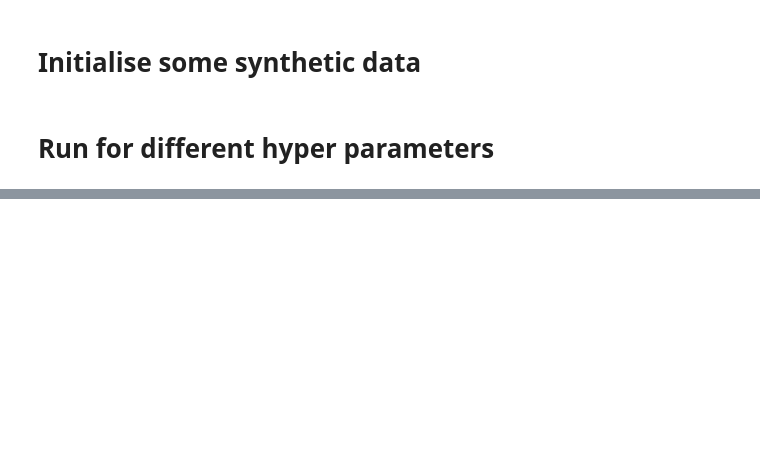
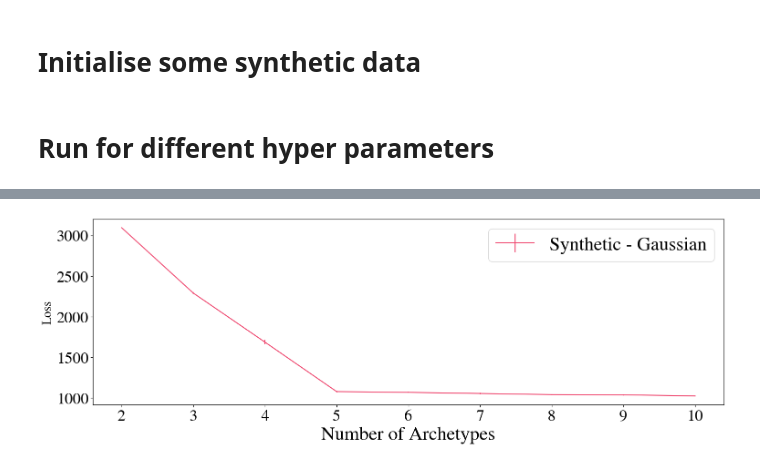
Before and after one commit to Wedenborg/Archetypal-Analysis-For-Binary-Data, a Jupyter notebook: Python/ExampleNB.ipynb, the cells around one changed output, grey strips where cells are left out. Cells and saved outputs as stored; diff of their text form; code cells hidden in the pictures; blank space fills up the shorter version.

```diff
--- a/Python/ExampleNB.ipynb
+++ b/Python/ExampleNB.ipynb
@@ -73,0 +74,17 @@ C,S,L = ClosedFormArchetypalAnalysis(X, np.arange(n_samples), 5, distribution, b
+# %%
+# Find optimal number of archetypes (True = 5)
+n_arc_list = [2,3,4,5,6,7,8,9,10]
+Losses = np.zeros((len(n_arc_list),10))
+Ss = np.zeros((len(n_arc_list),10),dtype=object)
+
+for n in tqdm(n_arc_list):
+    for i in range(10):
+
+        C,S,L,EV = AALS(X, n)
+        Losses[n_arc_list.index(n),i] = L[-1]
+        Ss[n_arc_list.index(n),i] = S
+# %%
+
+plot_loss_arc(Losses,n_arc_list,i,colors[0],'Synthetic', 'Gaussian', savedir = None)
+# %% [output]
+[figure, added]
```
Also changed, not shown: parts of 10 cells of this notebook, 7 other files.
